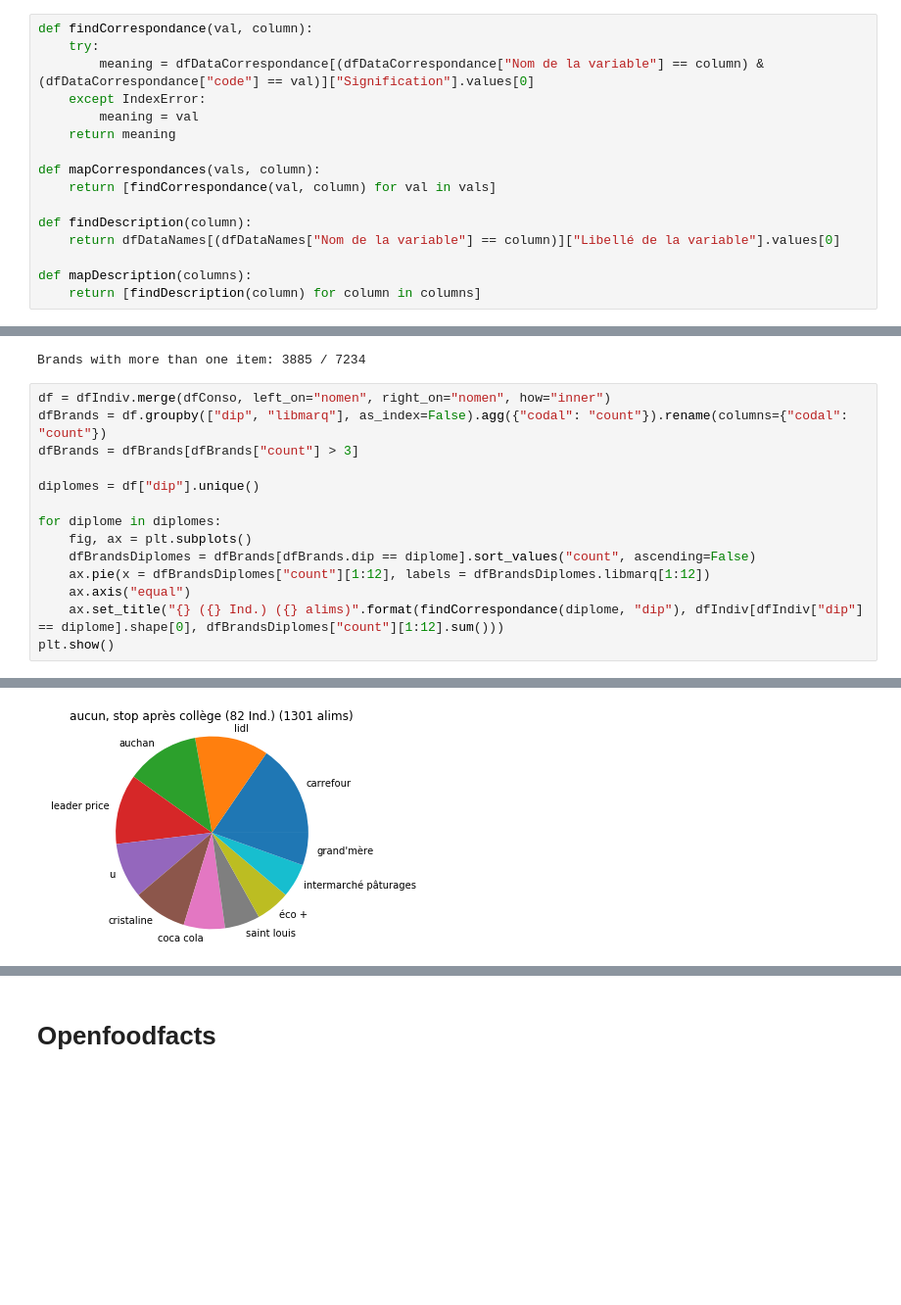
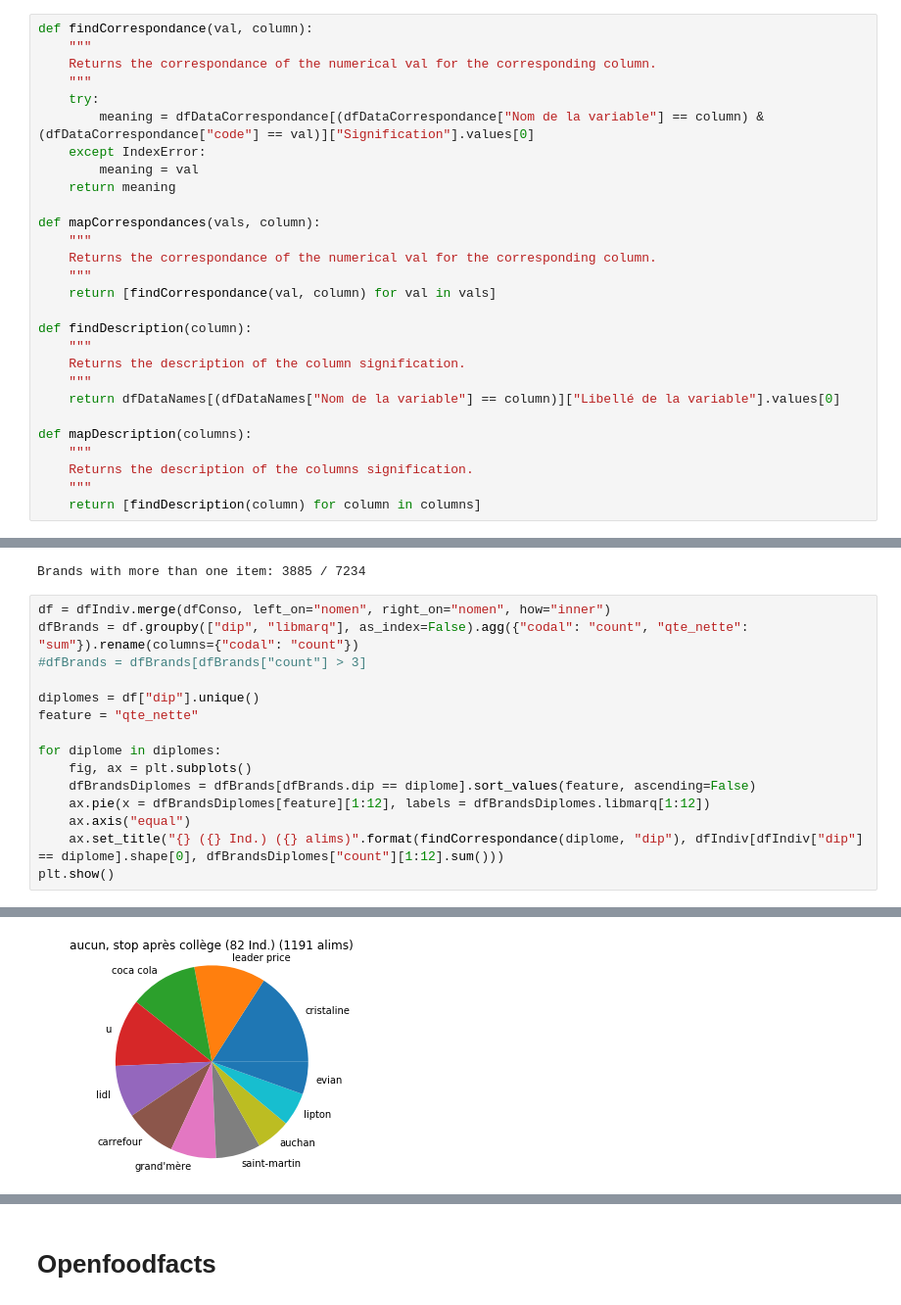
Before and after one commit to KingOfCola/ADAX-project, a Jupyter notebook: project/notebook/projectTests.ipynb, the cells around one changed output, grey strips where cells are left out. Shown at 98% size. Saved outputs shown, nothing was run; the diff lists cells and outputs as text; blank space fills up the shorter version.

```diff
--- a/project/notebook/projectTests.ipynb
+++ b/project/notebook/projectTests.ipynb
@@ -61,6 +62,9 @@ dfDataNames.head(5)
 dfDataCorrespondance = dfDataNames.merge(dfCorrespondance,left_on="Libellé du codage", right_on="Libellé du codage", how="inner")
 # %%
 def findCorrespondance(val, column):
+    """
+    Returns the correspondance of the numerical val for the corresponding column.
+    """
     try:
         meaning = dfDataCorrespondance[(dfDataCorrespondance["Nom de la variable"] == column) & (dfDataCorrespondance["code"] == val)]["Signification"].values[0]
     except IndexError:
@@ -68,12 +72,21 @@ def findCorrespondance(val, column):
     return meaning
 
 def mapCorrespondances(vals, column):
+    """
+    Returns the correspondance of the numerical val for the corresponding column.
+    """
     return [findCorrespondance(val, column) for val in vals]
 
 def findDescription(column):
+    """
+    Returns the description of the column signification.
+    """
     return dfDataNames[(dfDataNames["Nom de la variable"] == column)]["Libellé de la variable"].values[0]
 
 def mapDescription(columns):
+    """
+    Returns the description of the columns signification.
+    """
     return [findDescription(column) for column in columns]
 # %%
 marqCounts = dfConso\
@@ -108,15 +121,16 @@ print("Brands with more than one item: {} / {}".format(len(marqCounts[marqCounts
 Brands with more than one item: 3885 / 7234
 # %%
 df = dfIndiv.merge(dfConso, left_on="nomen", right_on="nomen", how="inner")
-dfBrands = df.groupby(["dip", "libmarq"], as_index=False).agg({"codal": "count"}).rename(columns={"codal": "count"})
-dfBrands = dfBrands[dfBrands["count"] > 3]
+dfBrands = df.groupby(["dip", "libmarq"], as_index=False).agg({"codal": "count", "qte_nette": "sum"}).rename(columns={"codal": "count"})
+#dfBrands = dfBrands[dfBrands["count"] > 3]
 
 diplomes = df["dip"].unique()
+feature = "qte_nette"
 
 for diplome in diplomes:
     fig, ax = plt.subplots()
-    dfBrandsDiplomes = dfBrands[dfBrands.dip == diplome].sort_values("count", ascending=False)
-    ax.pie(x = dfBrandsDiplomes["count"][1:12], labels = dfBrandsDiplomes.libmarq[1:12])
+    dfBrandsDiplomes = dfBrands[dfBrands.dip == diplome].sort_values(feature, ascending=False)
+    ax.pie(x = dfBrandsDiplomes[feature][1:12], labels = dfBrandsDiplomes.libmarq[1:12])
     ax.axis("equal")
     ax.set_title("{} ({} Ind.) ({} alims)".format(findCorrespondance(diplome, "dip"), dfIndiv[dfIndiv["dip"] == diplome].shape[0], dfBrandsDiplomes["count"][1:12].sum()))
 plt.show()
@@ -130 +144 @@ plt.show()
-[figure, old version]
+[figure, new version]
```
Also changed, not shown: parts of 17 cells of this notebook.
